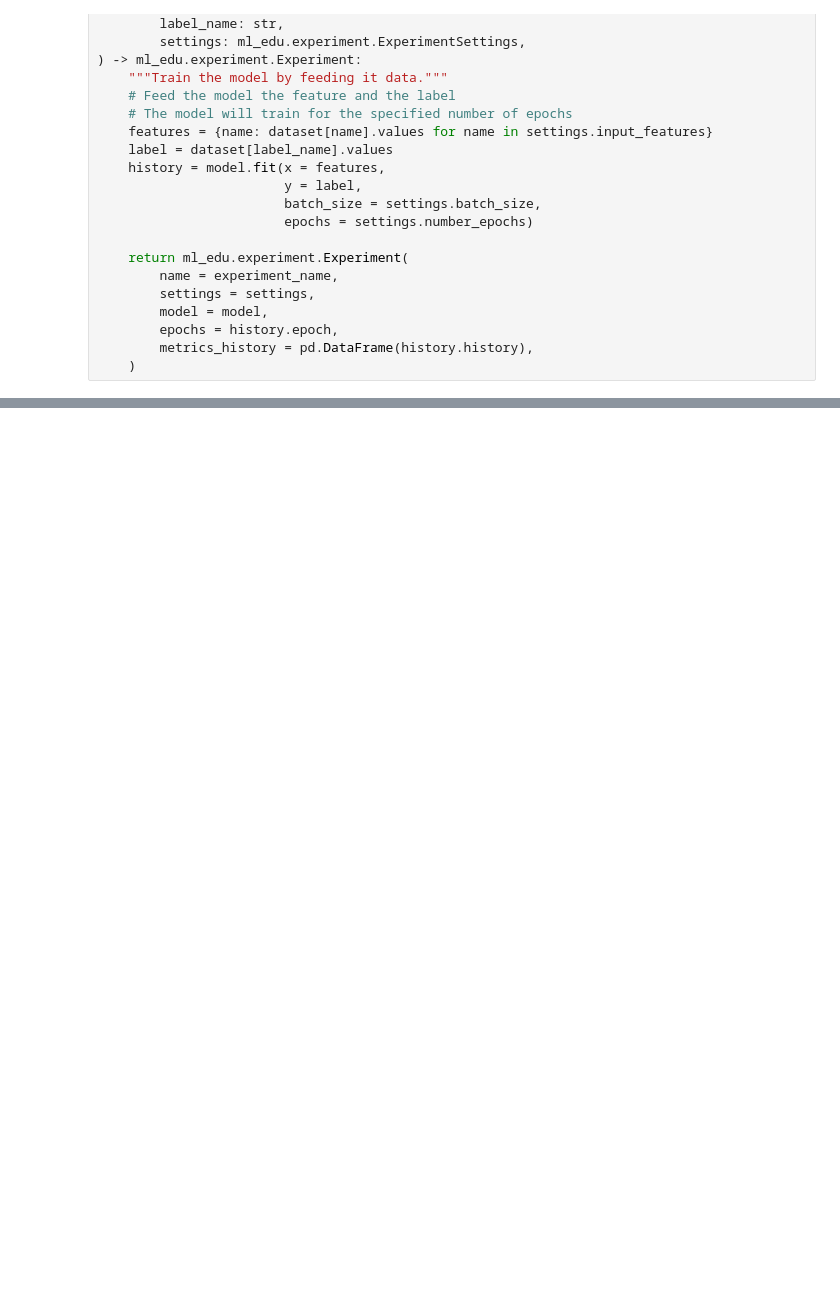
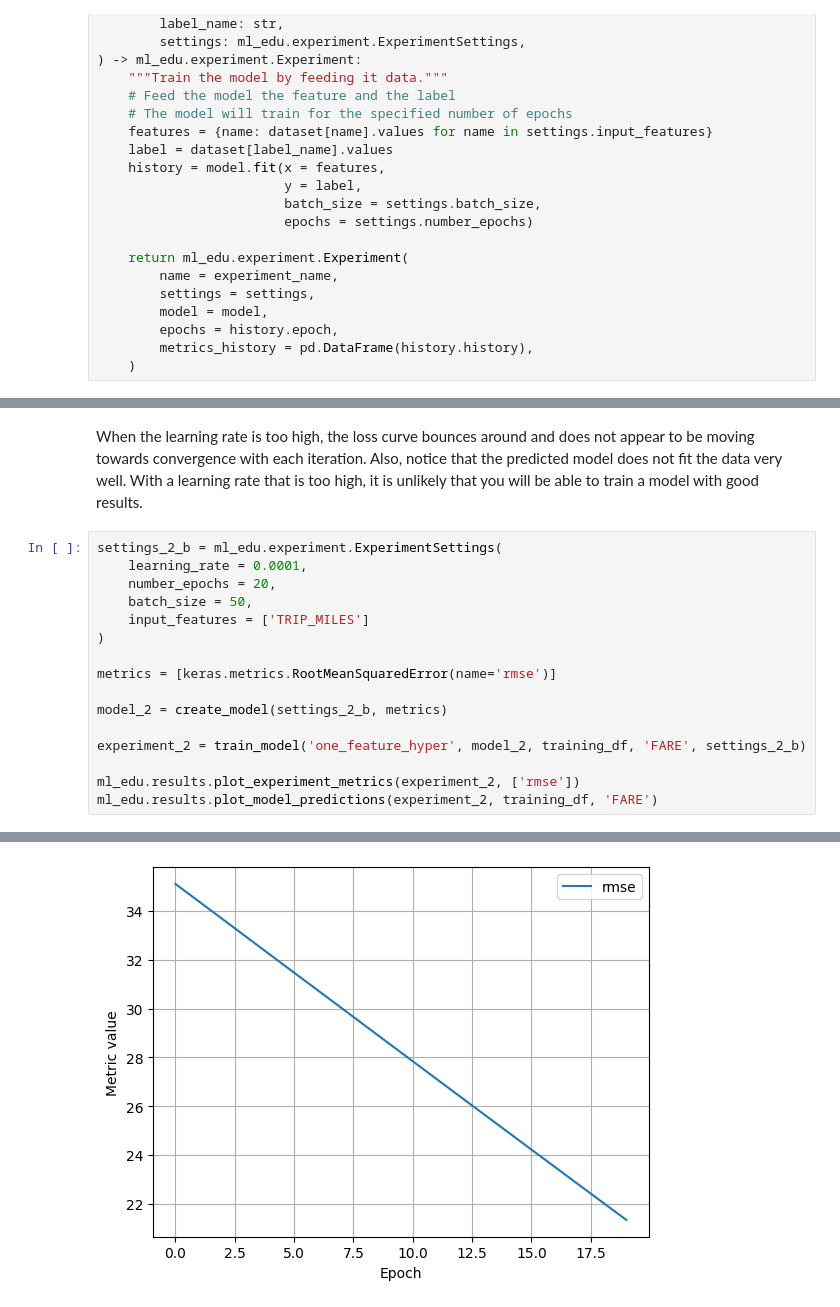
Before and after one commit to therealsmithy/self-study, a Jupyter notebook: ml-crash-course/ml-models/linear-regression.ipynb, the cells around one changed output, grey strips where cells are left out. Cells and saved outputs as stored; diff of their text form; blank space fills up the shorter version.

```diff
--- a/ml-crash-course/ml-models/linear-regression.ipynb
+++ b/ml-crash-course/ml-models/linear-regression.ipynb
@@ -215,0 +250,19 @@ Epoch 20/20
+# %% [markdown]
+When the learning rate is too high, the loss curve bounces around and does not appear to be moving towards convergence with each iteration. Also, notice that the predicted model does not fit the data very well. With a learning rate that is too high, it is unlikely that you will be able to train a model with good results.
+# %%
+settings_2_b = ml_edu.experiment.ExperimentSettings(
+    learning_rate = 0.0001,
+    number_epochs = 20,
+    batch_size = 50,
+    input_features = ['TRIP_MILES']
+)
+
+metrics = [keras.metrics.RootMeanSquaredError(name='rmse')]
+
+model_2 = create_model(settings_2_b, metrics)
+
+experiment_2 = train_model('one_feature_hyper', model_2, training_df, 'FARE', settings_2_b)
+
+ml_edu.results.plot_experiment_metrics(experiment_2, ['rmse'])
+ml_edu.results.plot_model_predictions(experiment_2, training_df, 'FARE')
+# %% [output]
@@ -215,0 +286 @@ Epoch 20/20
+[figure, added]
```
Also changed, not shown: parts of 11 cells of this notebook.
